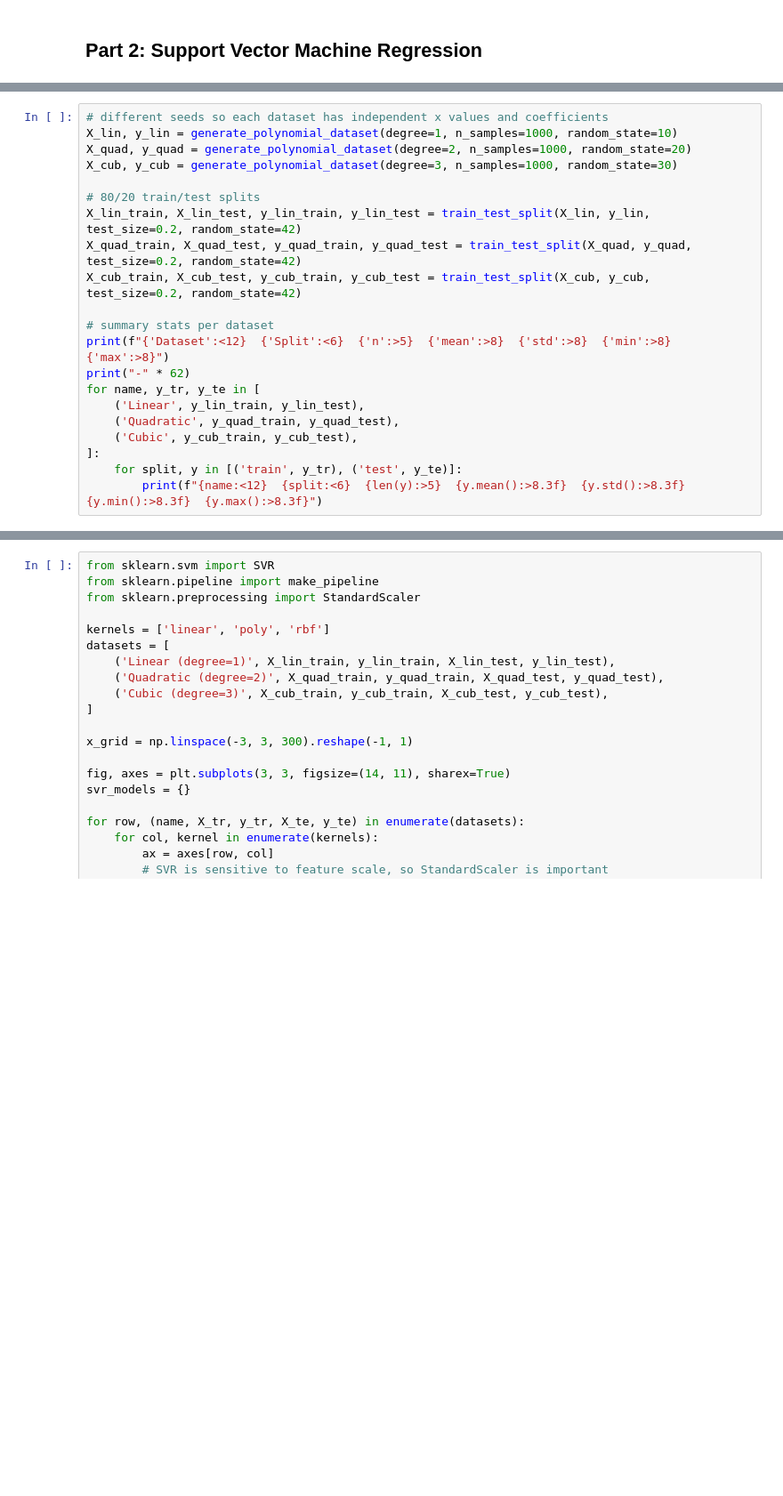
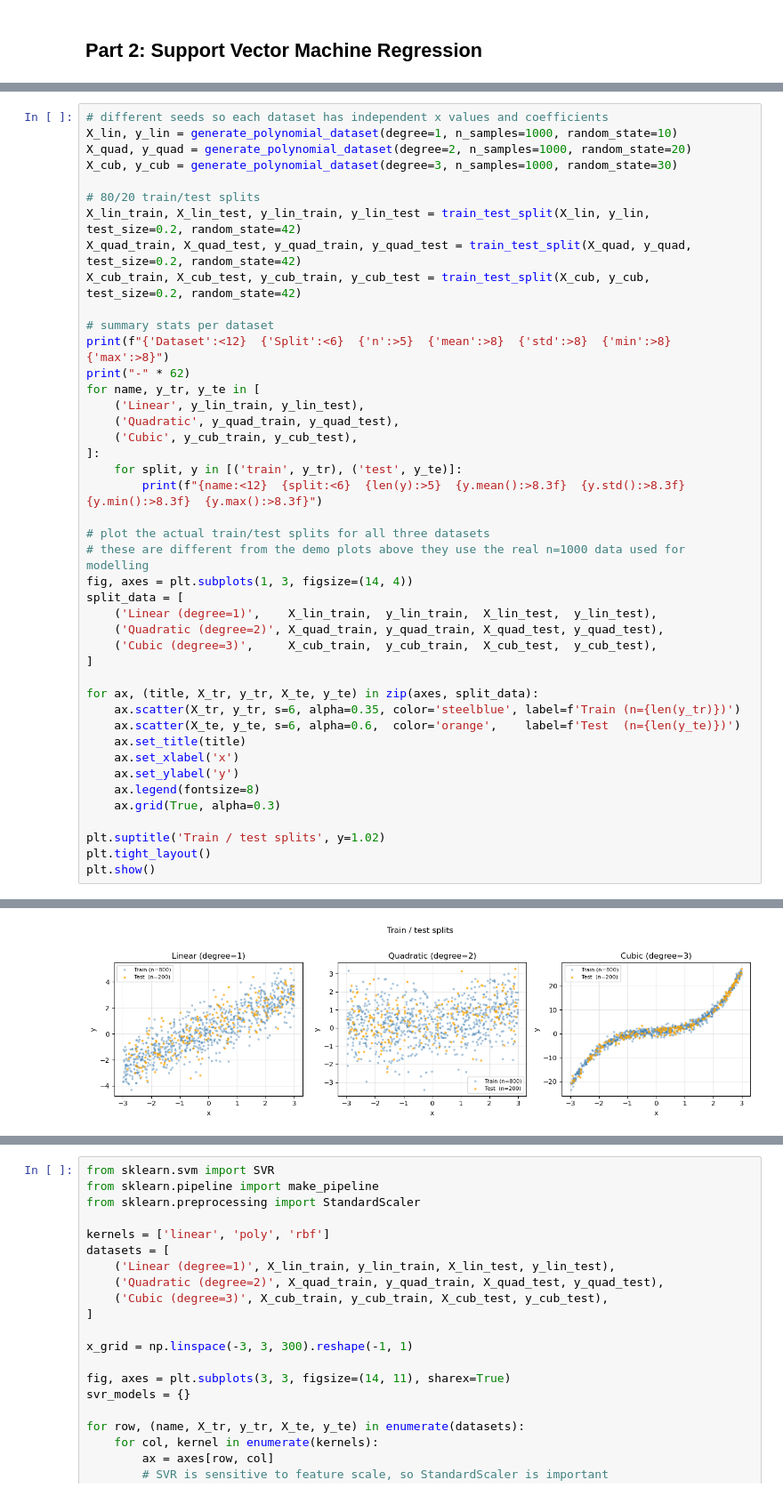
Before and after one commit to James-Wigfield/CITS5508-assignment-1, a Jupyter notebook: 23334375_assignment_1.ipynb, the cells around one changed output, grey strips where cells are left out. Shown at 89% size. Cells and saved outputs as stored; diff of their text form; blank space fills up the shorter version.

```diff
--- a/23334375_assignment_1.ipynb
+++ b/23334375_assignment_1.ipynb
@@ -421,33 +489,56 @@ plt.show()
 # %%
 # different seeds so each dataset has independent x values and coefficients
 X_lin, y_lin = generate_polynomial_dataset(degree=1, n_samples=1000, random_state=10)
 X_quad, y_quad = generate_polynomial_dataset(degree=2, n_samples=1000, random_state=20)
 X_cub, y_cub = generate_polynomial_dataset(degree=3, n_samples=1000, random_state=30)
 
 # 80/20 train/test splits
 X_lin_train, X_lin_test, y_lin_train, y_lin_test = train_test_split(X_lin, y_lin, test_size=0.2, random_state=42)
 X_quad_train, X_quad_test, y_quad_train, y_quad_test = train_test_split(X_quad, y_quad, test_size=0.2, random_state=42)
 X_cub_train, X_cub_test, y_cub_train, y_cub_test = train_test_split(X_cub, y_cub, test_size=0.2, random_state=42)
 
 # summary stats per dataset
 print(f"{'Dataset':<12}  {'Split':<6}  {'n':>5}  {'mean':>8}  {'std':>8}  {'min':>8}  {'max':>8}")
 print("-" * 62)
 for name, y_tr, y_te in [
     ('Linear', y_lin_train, y_lin_test),
     ('Quadratic', y_quad_train, y_quad_test),
     ('Cubic', y_cub_train, y_cub_test),
 ]:
     for split, y in [('train', y_tr), ('test', y_te)]:
         print(f"{name:<12}  {split:<6}  {len(y):>5}  {y.mean():>8.3f}  {y.std():>8.3f}  {y.min():>8.3f}  {y.max():>8.3f}")
+
+# plot the actual train/test splits for all three datasets
+# these are different from the demo plots above they use the real n=1000 data used for modelling
+fig, axes = plt.subplots(1, 3, figsize=(14, 4))
+split_data = [
+    ('Linear (degree=1)',    X_lin_train,  y_lin_train,  X_lin_test,  y_lin_test),
+    ('Quadratic (degree=2)', X_quad_train, y_quad_train, X_quad_test, y_quad_test),
+    ('Cubic (degree=3)',     X_cub_train,  y_cub_train,  X_cub_test,  y_cub_test),
+]
+
+for ax, (title, X_tr, y_tr, X_te, y_te) in zip(axes, split_data):
+    ax.scatter(X_tr, y_tr, s=6, alpha=0.35, color='steelblue', label=f'Train (n={len(y_tr)})')
+    ax.scatter(X_te, y_te, s=6, alpha=0.6,  color='orange',    label=f'Test  (n={len(y_te)})')
+    ax.set_title(title)
+    ax.set_xlabel('x')
+    ax.set_ylabel('y')
+    ax.legend(fontsize=8)
+    ax.grid(True, alpha=0.3)
+
+plt.suptitle('Train / test splits', y=1.02)
+plt.tight_layout()
+plt.show()
 # %% [output]
 Dataset       Split       n      mean       std       min       max
 --------------------------------------------------------------
 Linear        train     800     0.264     1.886    -4.306     5.019
 Linear        test      200     0.477     1.841    -3.590     5.014
 Quadratic     train     800     0.367     1.050    -3.417     3.173
 Quadratic     test      200     0.494     1.049    -2.432     3.278
 Cubic         train     800     2.046     9.519   -23.494    26.785
 Cubic         test      200     3.021    10.099   -20.583    27.232
+[figure, added]
 # %% [markdown]
 ### 2.2 SVR with Different Kernels
 
```
Also changed, not shown: parts of 22 cells of this notebook, 5 other files.
